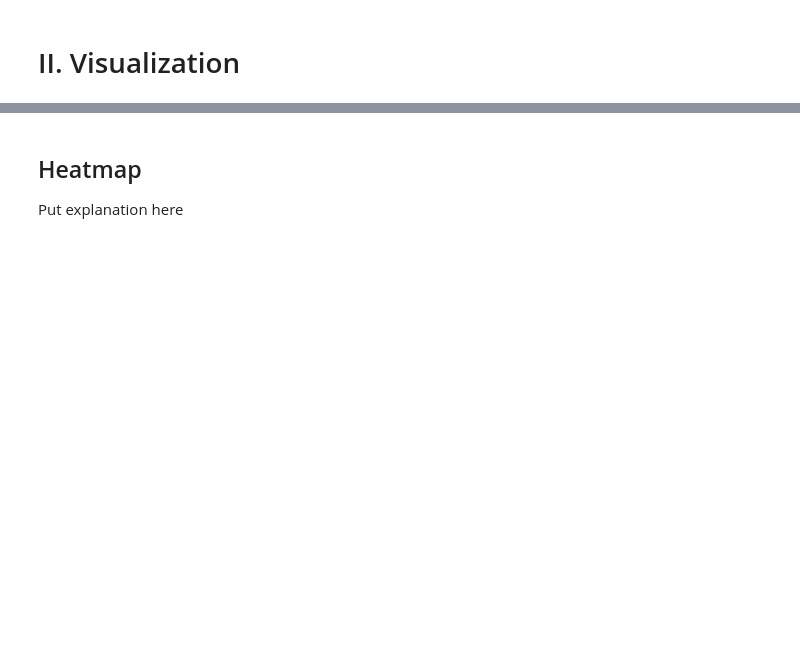
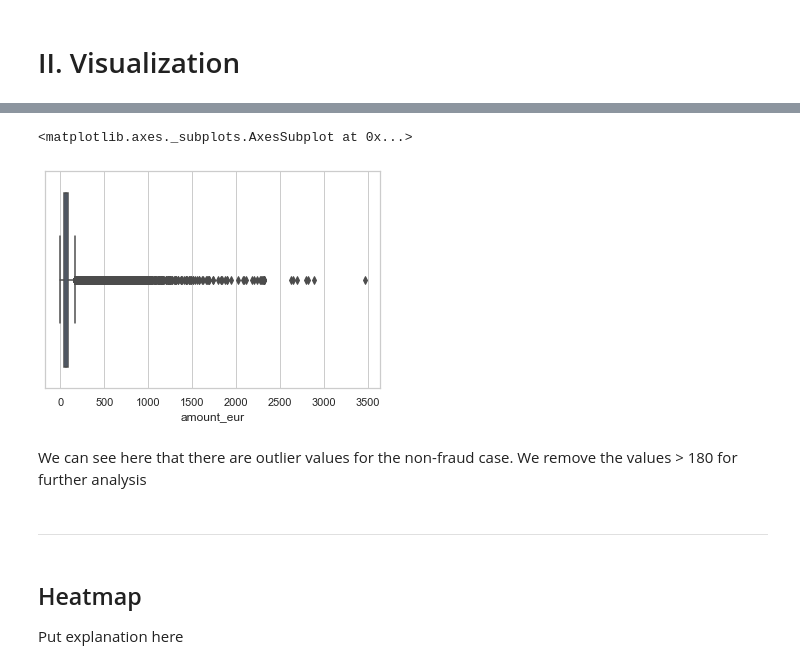
Before and after one commit to sharwinbobde/cyber-data-analytics, a Jupyter notebook: Part 1/Part1.ipynb, the cells around one changed output, grey strips where cells are left out. Saved outputs shown, nothing was run; the diff lists cells and outputs as text; code cells hidden in the pictures; blank space fills up the shorter version.

```diff
--- a/Part 1/Part1.ipynb
+++ b/Part 1/Part1.ipynb
@@ -127,0 +153,8 @@ df, account_cc_enc = encode(df, "accountcode_cc")
+# %%
+sns.set(style="whitegrid")
+sns.boxplot(x="amount_eur", data=df[df.simple_journal == 0])
+# %% [output]
+<matplotlib.axes._subplots.AxesSubplot at 0x...>
+[figure, added]
+# %% [markdown]
+We can see here that there are outlier values for the non-fraud case. We remove the values > 180 for further analysis
@@ -128,3 +163,5 @@ df, account_cc_enc = encode(df, "accountcode_cc")
+# %% [markdown]
+---
 # %% [markdown]
 ## Heatmap
 
```
Also changed, not shown: parts of 26 cells of this notebook.
